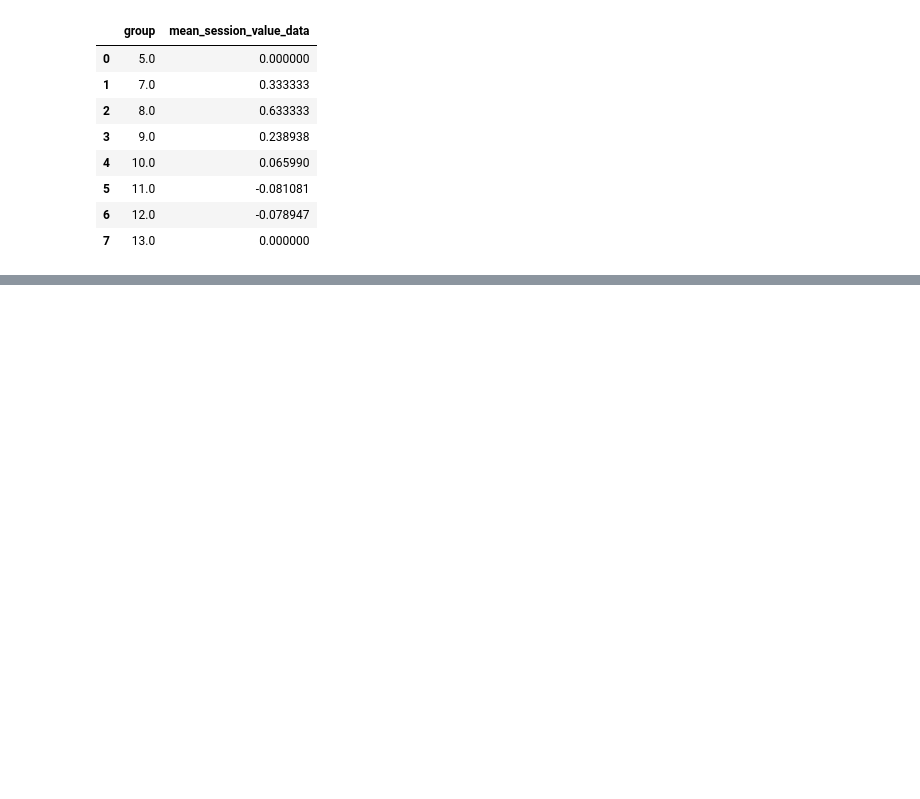
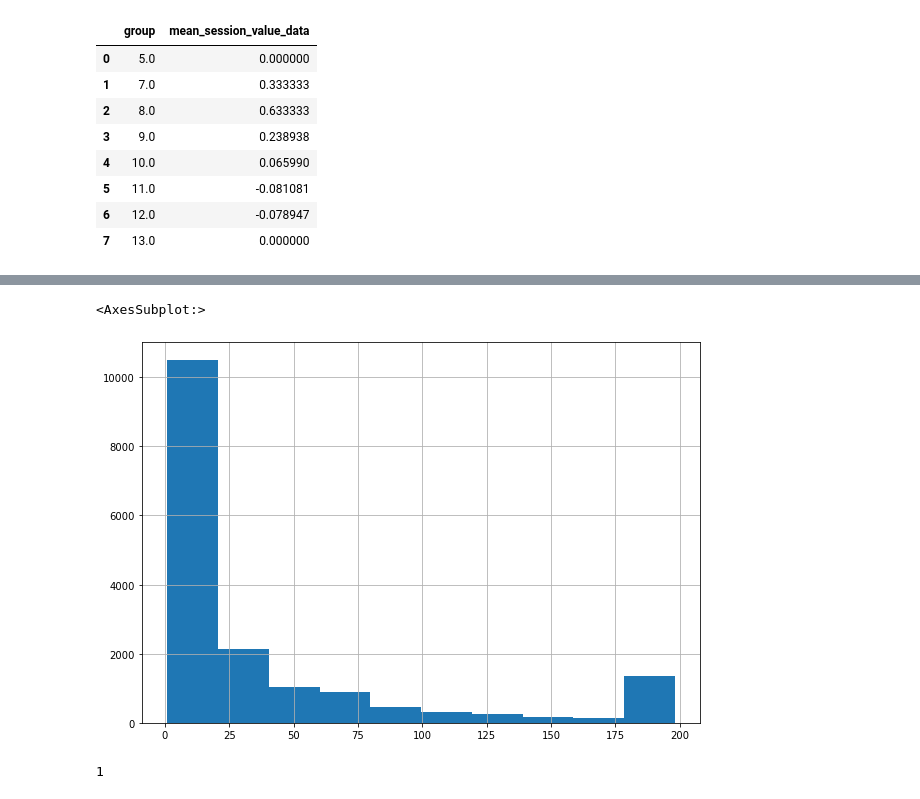
Before and after one commit to vavilovnv/Data-analysis, a Jupyter notebook: Intro to DS and ML/Intro.ipynb, the cells around one changed output, grey strips where cells are left out. Cells and saved outputs as stored; diff of their text form; code cells hidden in the pictures; blank space fills up the shorter version.

```diff
--- a/Intro to DS and ML/Intro.ipynb
+++ b/Intro to DS and ML/Intro.ipynb
@@ -692,0 +767,21 @@ mean_session_value_data = (my_stat.groupby('group', as_index = False).agg({'sess
+# %%
+# распределение пользователей, которые решили хотя бы одну задачу
+
+(event_data[event_data.action == 'passed'].groupby('user_id', as_index = False)
+                                          .agg({'step_id': 'count'})
+                                          .rename(columns = {'step_id': 'passed_counts'})
+                                          .passed_counts
+                                          .hist(figsize = (10,7)))
+# %% [output]
+<AxesSubplot:>
+[figure, added]
+# %%
+# минимальное количество решенных задач пользователем
+
+(event_data[event_data.action == 'passed'].groupby('user_id', as_index = False)
+                                          .agg({'step_id': 'count'})
+                                          .rename(columns = {'step_id': 'passed_counts'})
+                                          .passed_counts
+                                          .min())
+# %% [output]
+1
```
Also changed, not shown: parts of 16 cells of this notebook.
